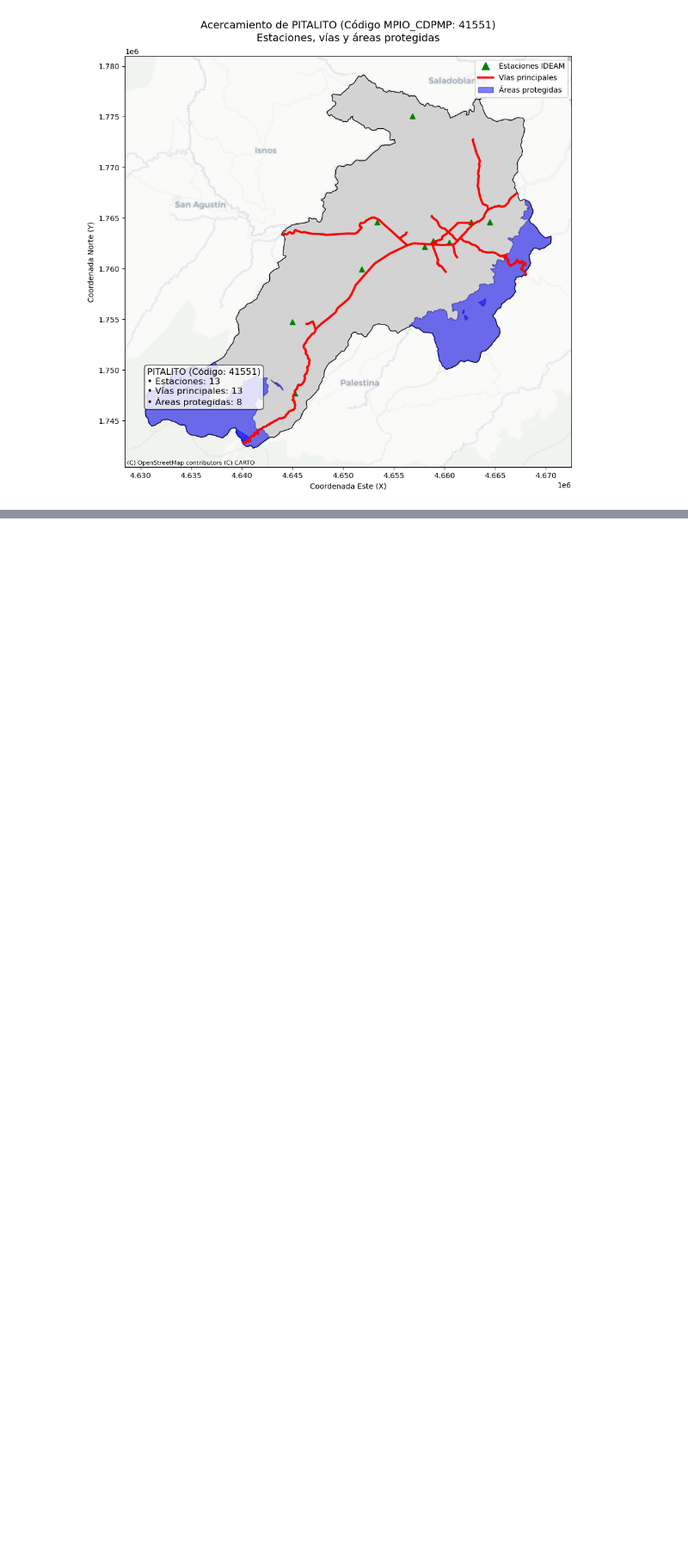
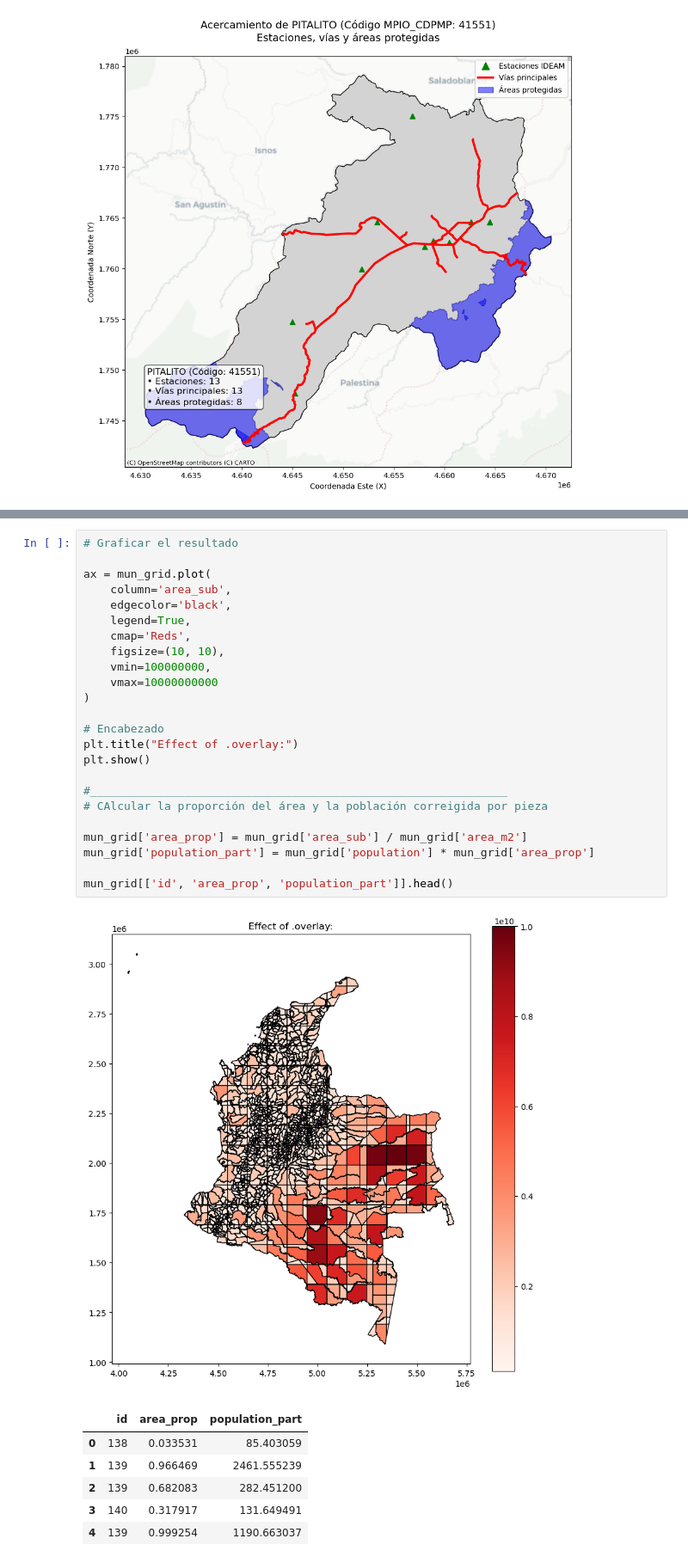
Before and after one commit to PaolaBacca/Workshop_6_aptitud_cafe, a Jupyter notebook: Workshop6_aptitud_cafe.ipynb, the cells around one changed output, grey strips where cells are left out. Shown at 86% size. Cells and saved outputs as stored; diff of their text form; blank space fills up the shorter version.

```diff
--- a/Workshop6_aptitud_cafe.ipynb
+++ b/Workshop6_aptitud_cafe.ipynb
@@ -754,0 +852,32 @@ plt.show()
+# %%
+# Graficar el resultado
+
+ax = mun_grid.plot(
+    column='area_sub',
+    edgecolor='black',
+    legend=True,
+    cmap='Reds',
+    figsize=(10, 10),
+    vmin=100000000,
+    vmax=10000000000
+)
+
+# Encabezado
+plt.title("Effect of .overlay:")
+plt.show()
+
+#______________________________________________________________
+# CAlcular la proporción del área y la población correigida por pieza
+
+mun_grid['area_prop'] = mun_grid['area_sub'] / mun_grid['area_m2']
+mun_grid['population_part'] = mun_grid['population'] * mun_grid['area_prop']
+
+mun_grid[['id', 'area_prop', 'population_part']].head()
+# %% [output]
+[figure, added]
+|  | id | area_prop | population_part |
+| 0 | 138 | 0.033531 | 85.403059 |
+| 1 | 139 | 0.966469 | 2461.555239 |
+| 2 | 139 | 0.682083 | 282.451200 |
+| 3 | 140 | 0.317917 | 131.649491 |
+| 4 | 139 | 0.999254 | 1190.663037 |
```
Also changed, not shown: parts of 21 cells of this notebook.
